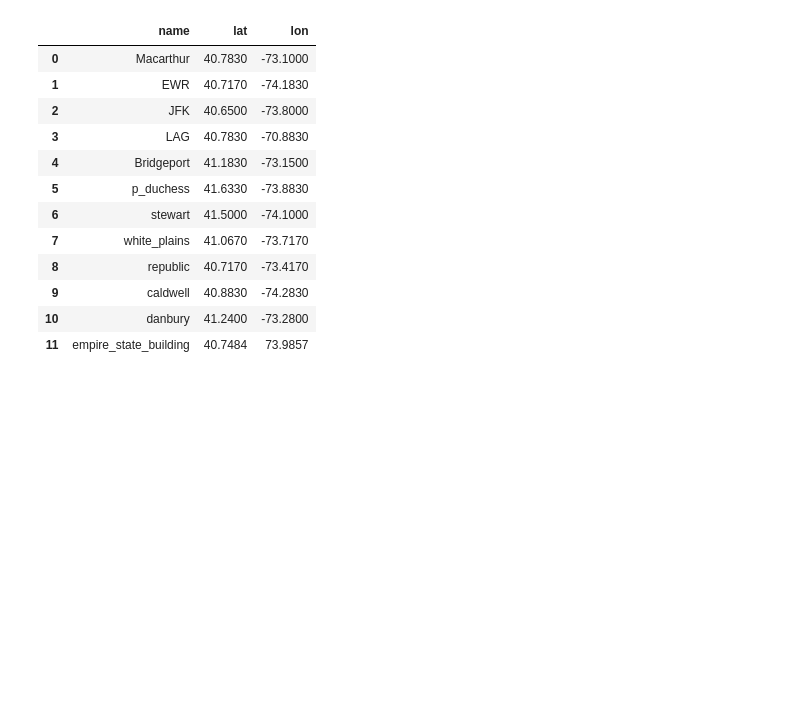
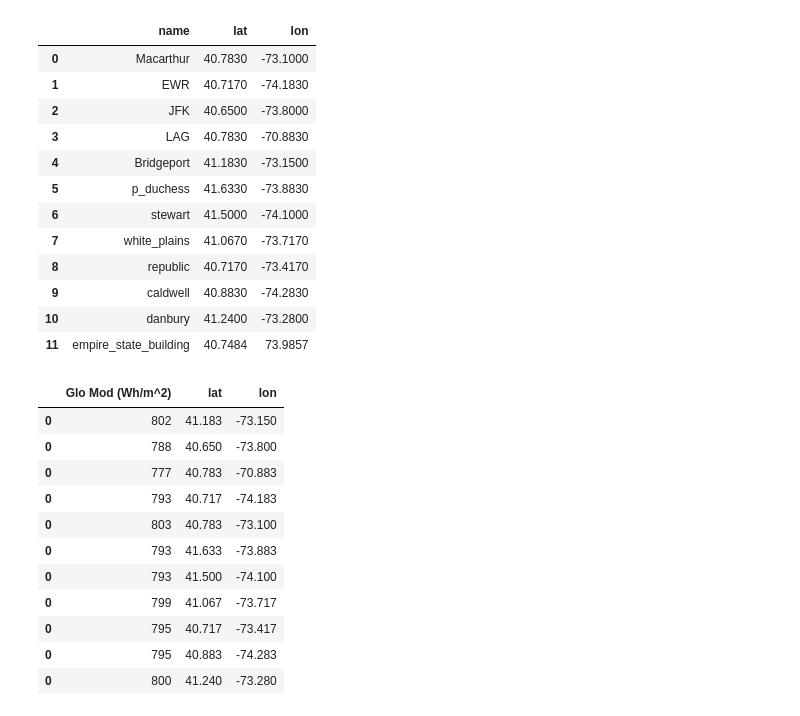
Before and after one commit to jackcsullivan/ER190C_final_proj, a Jupyter notebook: spatial_solar.ipynb, the cells around one changed output. Saved outputs shown, nothing was run; the diff lists cells and outputs as text; code cells hidden in the pictures; blank space fills up the shorter version.

```diff
--- a/spatial_solar.ipynb
+++ b/spatial_solar.ipynb
@@ -8,10 +8,9 @@ jfk_df =pd.read_csv('data/solar_filtered/jfk_solar_filtered.csv', index_col='Unn
 laguardia_df = pd.read_csv('data/solar_filtered/laguardia_solar_filtered.csv', index_col='Unnamed: 0').loc[:, ['Glo Mod (Wh/m^2)']]
 newark_df = pd.read_csv('data/solar_filtered/newark_solar_filtered.csv', index_col='Unnamed: 0').loc[:, ['Glo Mod (Wh/m^2)']]
 li_macarthur_df = pd.read_csv('data/solar_filtered/li_macarthur_solar_filtered.csv', index_col='Unnamed: 0').loc[:, ['Glo Mod (Wh/m^2)']]
+p_duchess_df = pd.read_csv('data/solar_filtered/p_duchess_filtered.csv', index_col='Unnamed: 0').loc[:, ['Glo Mod (Wh/m^2)']]
+stewart_df =pd.read_csv('data/solar_filtered/stewart_filtered.csv', index_col='Unnamed: 0').loc[:, ['Glo Mod (Wh/m^2)']]
+white_plains_df = pd.read_csv('data/solar_filtered/white_plains_filtered.csv', index_col='Unnamed: 0').loc[:, ['Glo Mod (Wh/m^2)']]
+republic_df = pd.read_csv('data/solar_filtered/republic_filtered.csv', index_col='Unnamed: 0').loc[:, ['Glo Mod (Wh/m^2)']]
+caldwell_df = pd.read_csv('data/solar_filtered/caldwell_filtered.csv', index_col='Unnamed: 0').loc[:, ['Glo Mod (Wh/m^2)']]
+danbury_df = pd.read_csv('data/solar_filtered/danbury_filtered.csv', index_col='Unnamed: 0').loc[:, ['Glo Mod (Wh/m^2)']]
-# %%
-p_duchess_df = pd.read_csv('data/solar_filtered/p_duchess_filtered.csv', index_col='Unnamed: 0')
-stewart_df =pd.read_csv('data/solar_filtered/stewart_filtered.csv', index_col='Unnamed: 0')
-white_plains_df = pd.read_csv('data/solar_filtered/white_plains_filtered.csv', index_col='Unnamed: 0')
-republic_df = pd.read_csv('data/solar_filtered/republic_filtered.csv', index_col='Unnamed: 0')
-caldwell_df = pd.read_csv('data/solar_filtered/caldwell_filtered.csv', index_col='Unnamed: 0')
-danbury_df = pd.read_csv('data/solar_filtered/danbury_filtered.csv', index_col='Unnamed: 0')
@@ -21,0 +17,12 @@ Index(['Glo Mod (Wh/m^2)'], dtype='object')
+# %%
+bridgeport_df['name'] = "Bridgeport"
+jfk_df['name'] = "JFK"
+laguardia_df['name'] = "LAG"
+newark_df['name'] = "EWR"
+li_macarthur_df['name'] = "Macarthur"
+p_duchess_df['name'] = "p_duchess"
+stewart_df['name'] = "stewart"
+white_plains_df['name'] = "white_plains"
+republic_df['name'] = "republic"
+caldwell_df['name'] = "caldwell"
+danbury_df['name'] = "danbury"
@@ -38,3 +50,30 @@ stations
 | 9 | caldwell | 40.8830 | -74.2830 |
 | 10 | danbury | 41.2400 | -73.2800 |
 | 11 | empire_state_building | 40.7484 | 73.9857 |
+# %%
+X = pd.DataFrame()
+X = pd.concat([X, stations.merge(bridgeport_df[bridgeport_df.index == "2008-06-02 10:00:00"], on="name")]).drop(columns="name")
+X = pd.concat([X, stations.merge(jfk_df[jfk_df.index == "2008-06-02 10:00:00"], on="name")]).drop(columns="name")
+X = pd.concat([X, stations.merge(laguardia_df[laguardia_df.index == "2008-06-02 10:00:00"], on="name")]).drop(columns="name")
+X = pd.concat([X, stations.merge(newark_df[newark_df.index == "2008-06-02 10:00:00"], on="name")]).drop(columns="name")
+X = pd.concat([X, stations.merge(li_macarthur_df[li_macarthur_df.index == "2008-06-02 10:00:00"], on="name")]).drop(columns="name")
+X = pd.concat([X, stations.merge(p_duchess_df[p_duchess_df.index == "2008-06-02 10:00:00"], on="name")]).drop(columns="name")
+X = pd.concat([X, stations.merge(stewart_df[stewart_df.index == "2008-06-02 10:00:00"], on="name")]).drop(columns="name")
+X = pd.concat([X, stations.merge(white_plains_df[white_plains_df.index == "2008-06-02 10:00:00"], on="name")]).drop(columns="name")
+X = pd.concat([X, stations.merge(republic_df[republic_df.index == "2008-06-02 10:00:00"], on="name")]).drop(columns="name")
+X = pd.concat([X, stations.merge(caldwell_df[caldwell_df.index == "2008-06-02 10:00:00"], on="name")]).drop(columns="name")
+X = pd.concat([X, stations.merge(danbury_df[danbury_df.index == "2008-06-02 10:00:00"], on="name")]).drop(columns="name")
+X
+# %% [output]
+|  | Glo Mod (Wh/m^2) | lat | lon |
+| 0 | 802 | 41.183 | -73.150 |
+| 0 | 788 | 40.650 | -73.800 |
+| 0 | 777 | 40.783 | -70.883 |
+| 0 | 793 | 40.717 | -74.183 |
+| 0 | 803 | 40.783 | -73.100 |
+| 0 | 793 | 41.633 | -73.883 |
+| 0 | 793 | 41.500 | -74.100 |
+| 0 | 799 | 41.067 | -73.717 |
+| 0 | 795 | 40.717 | -73.417 |
+| 0 | 795 | 40.883 | -74.283 |
+| 0 | 800 | 41.240 | -73.280 |
```
Also changed, not shown: parts of 4 cells of this notebook, 1 other file.
